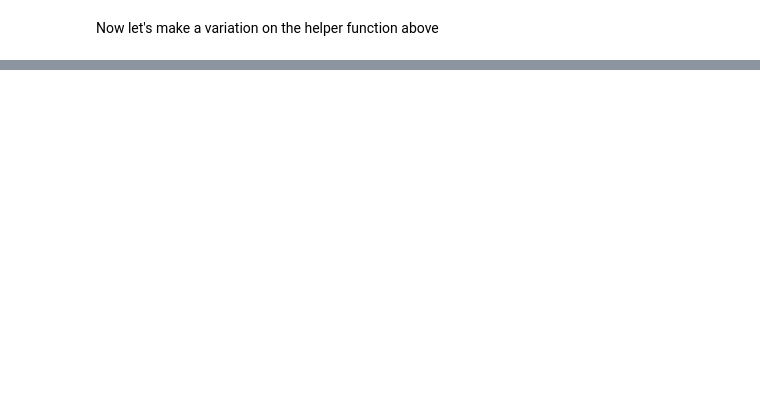
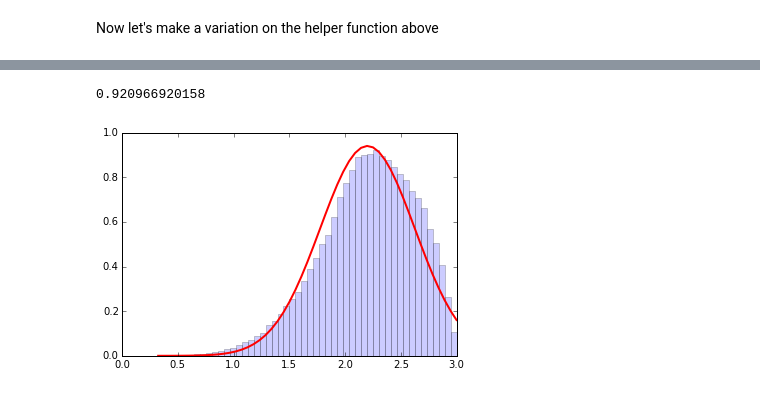
Before and after one commit to cranmer/intro-exp-phys-II, a Jupyter notebook: Central-Limit-Theorem.ipynb, the cells around one changed output, grey strips where cells are left out. Saved outputs shown, nothing was run; the diff lists cells and outputs as text; code cells hidden in the pictures; blank space fills up the shorter version.

```diff
--- a/Central-Limit-Theorem.ipynb
+++ b/Central-Limit-Theorem.ipynb
@@ -310,0 +296,32 @@ do_random_convolution(ok_distributions_list,32)
+# %%
+from scipy.stats import chisquare
+from scipy.stats import chi2
+def do_random_convolution(list_of_distributions, N):
+    n_samples = 100000
+    q = np.zeros(n_samples)
+    var_q = 0.
+    mean_q = 0.
+
+    for dist_class in np.random.choice(list_of_distributions,N):
+        dist = dist_class()
+        q = q+dist.rvs(n_samples)
+        var_q = var_q + dist.std()**2
+        mean_q = mean_q + dist.mean()
+
+    std_q = np.sqrt( var_q )
+
+    counts,bins,patches=plt.hist(q,bins=50,normed=True,alpha=.2)
+    plt.plot(bins,norm.pdf(bins,loc=mean_q,scale=std_q),lw=2,c='r')
+    right_edges= bins[1:]
+    left_edges=bins[:-1]
+    bin_centers= (right_edges+left_edges)/2
+    normalization = q.size*(bin_centers)
+    prediction=norm.pdf(bin_centers,loc=mean_q,scale=std_q)
+    chi_2 =np.sum((counts-prediction)**2/prediction)
+    pvalue =chi2.sf(chi_2,counts.size)
+    print chi_2
+# %%
+do_random_convolution(ok_distributions_list,2)
+# %% [output]
+0.920966920158
+[figure, added]
```
Also changed, not shown: parts of 16 cells of this notebook.
